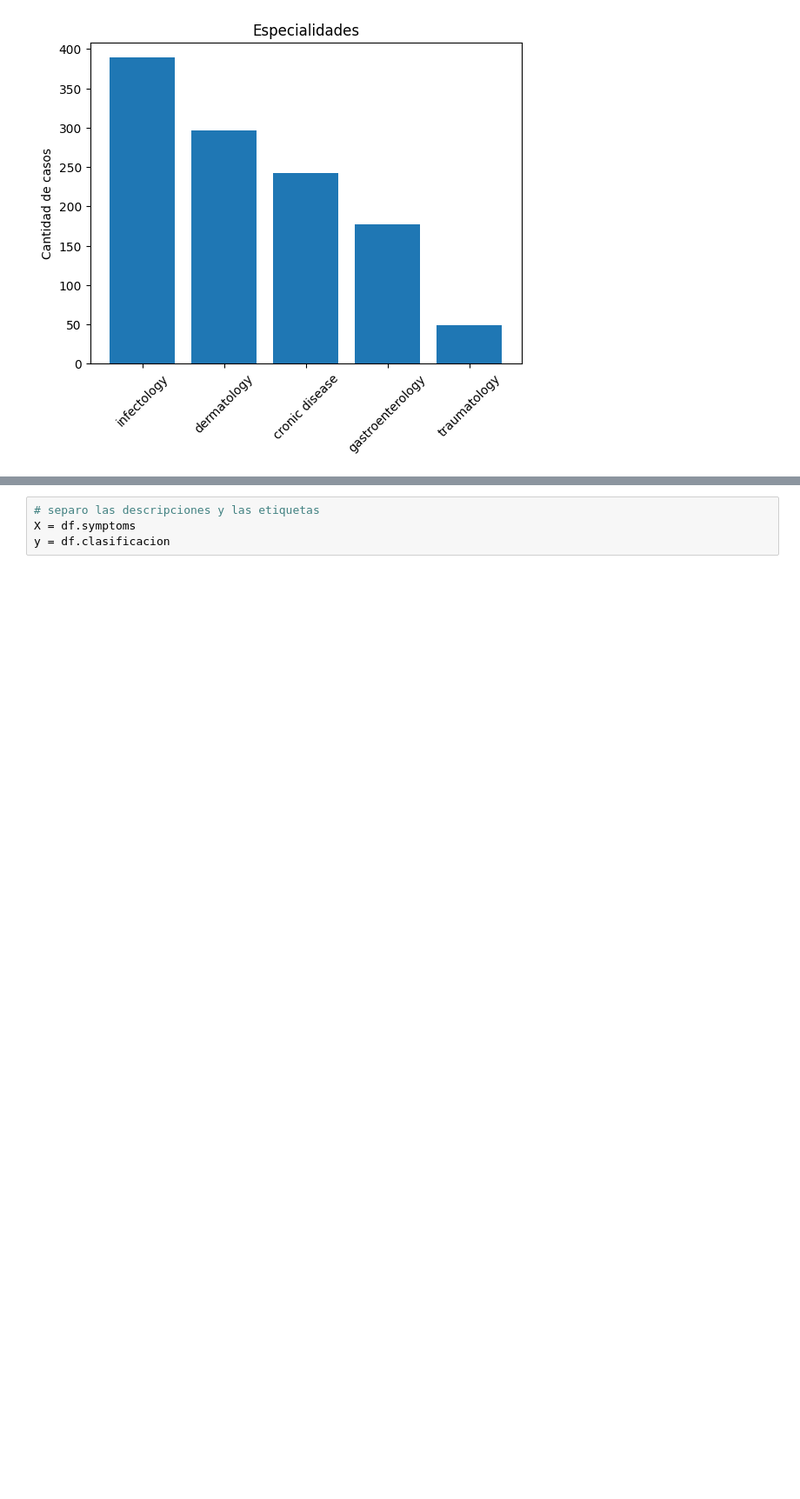
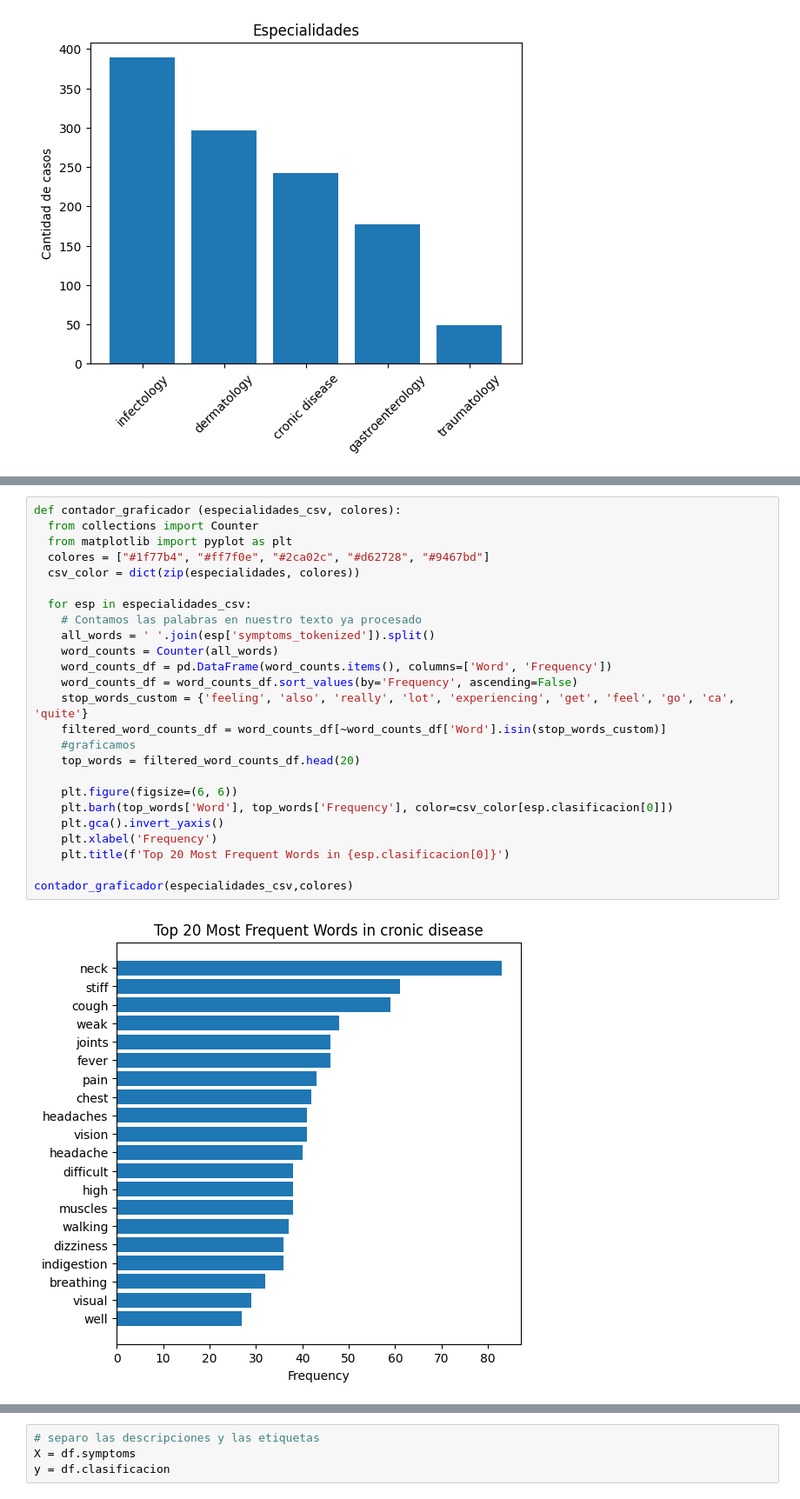
Before and after one commit to LuisaBeccar/proyecto_nlp, a Jupyter notebook: TP_DCIII_LuisaBeccarVarela_nlp_.ipynb, the cells around one changed output, grey strips where cells are left out. Shown at 87% size. Drawn from its saved outputs; the diff is of its cells as text; blank space fills up the shorter version.

```diff
--- a/TP_DCIII_LuisaBeccarVarela_nlp_.ipynb
+++ b/TP_DCIII_LuisaBeccarVarela_nlp_.ipynb
@@ -237,0 +363,27 @@ Quedo desbalanceado: las descripciones traumatologicas son poquitas
+# %%
+def contador_graficador (especialidades_csv, colores):
+  from collections import Counter
+  from matplotlib import pyplot as plt
+  colores = ["#1f77b4", "#ff7f0e", "#2ca02c", "#d62728", "#9467bd"]
+  csv_color = dict(zip(especialidades, colores))
+
+  for esp in especialidades_csv:
+    # Contamos las palabras en nuestro texto ya procesado
+    all_words = ' '.join(esp['symptoms_tokenized']).split()
+    word_counts = Counter(all_words)
+    word_counts_df = pd.DataFrame(word_counts.items(), columns=['Word', 'Frequency'])
+    word_counts_df = word_counts_df.sort_values(by='Frequency', ascending=False)
+    stop_words_custom = {'feeling', 'also', 'really', 'lot', 'experiencing', 'get', 'feel', 'go', 'ca', 'quite'}
+    filtered_word_counts_df = word_counts_df[~word_counts_df['Word'].isin(stop_words_custom)]
+    #graficamos
+    top_words = filtered_word_counts_df.head(20)
+
+    plt.figure(figsize=(6, 6))
+    plt.barh(top_words['Word'], top_words['Frequency'], color=csv_color[esp.clasificacion[0]])
+    plt.gca().invert_yaxis()
+    plt.xlabel('Frequency')
+    plt.title(f'Top 20 Most Frequent Words in {esp.clasificacion[0]}')
+
+contador_graficador(especialidades_csv,colores)
+# %% [output]
+[figure, added]
```
Also changed, not shown: parts of 183 cells of this notebook.
